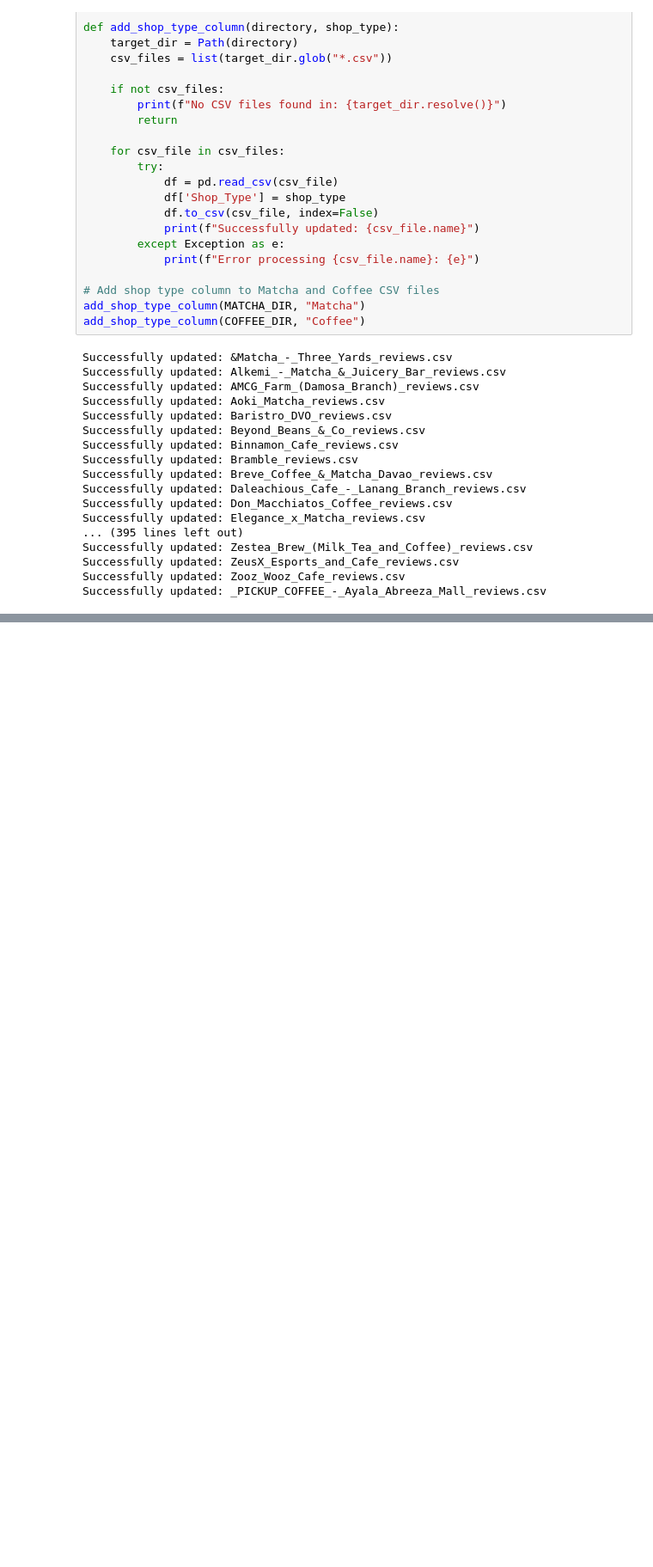
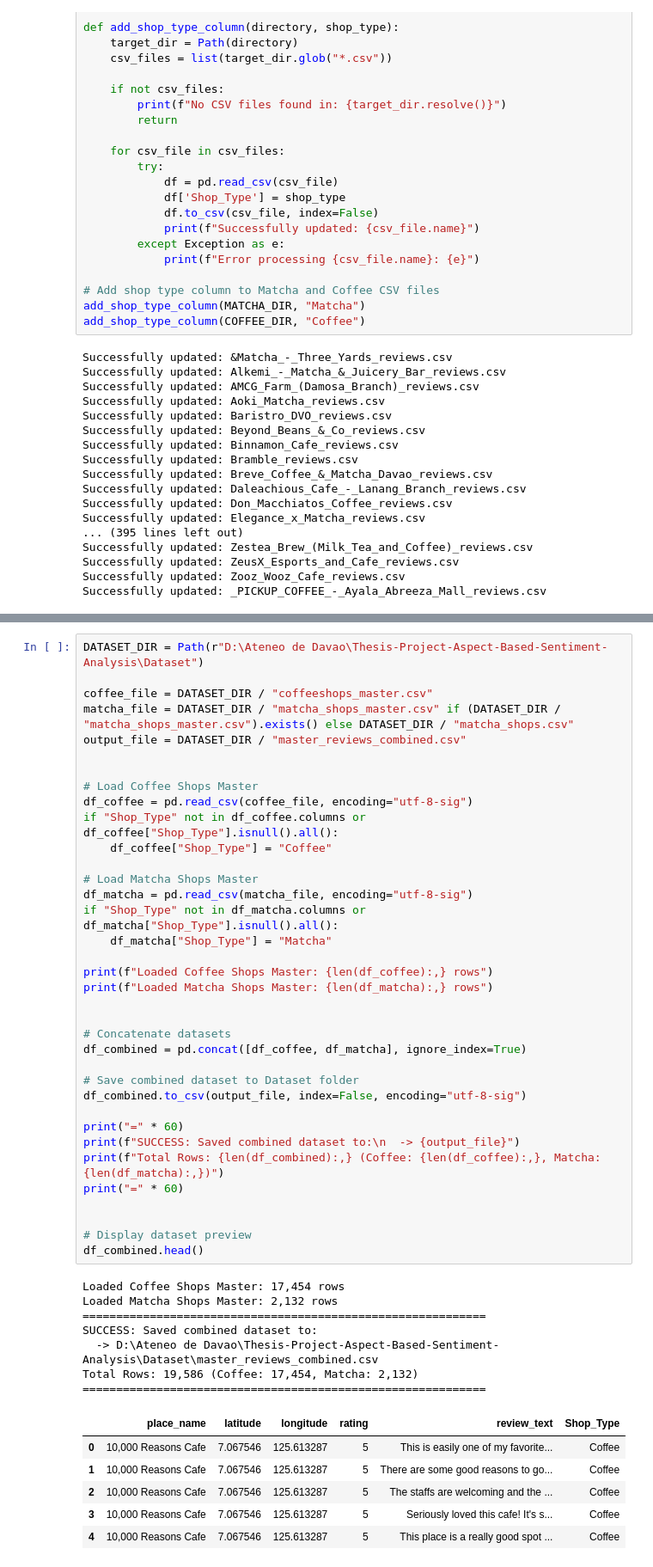
Before and after one commit to z-sulit/Thesis-Project-Aspect-Based-Sentiment-Analysis, a Jupyter notebook: (2)Normalization and Cleaning/Data preprocess.ipynb, the cells around one changed output, grey strips where cells are left out. Shown at 86% size. Saved outputs shown, nothing was run; the diff lists cells and outputs as text; blank space fills up the shorter version.

```diff
--- a/(2)Normalization and Cleaning/Data preprocess.ipynb
+++ b/(2)Normalization and Cleaning/Data preprocess.ipynb
@@ -110,0 +147,50 @@ Successfully updated: _PICKUP_COFFEE_-_Ayala_Abreeza_Mall_reviews.csv
+# %%
+DATASET_DIR = Path(r"D:\Ateneo de Davao\Thesis-Project-Aspect-Based-Sentiment-Analysis\Dataset")
+
+coffee_file = DATASET_DIR / "coffeeshops_master.csv"
+matcha_file = DATASET_DIR / "matcha_shops_master.csv" if (DATASET_DIR / "matcha_shops_master.csv").exists() else DATASET_DIR / "matcha_shops.csv"
+output_file = DATASET_DIR / "master_reviews_combined.csv"
+
+
+# Load Coffee Shops Master
+df_coffee = pd.read_csv(coffee_file, encoding="utf-8-sig")
+if "Shop_Type" not in df_coffee.columns or df_coffee["Shop_Type"].isnull().all():
+    df_coffee["Shop_Type"] = "Coffee"
+
+# Load Matcha Shops Master
+df_matcha = pd.read_csv(matcha_file, encoding="utf-8-sig")
+if "Shop_Type" not in df_matcha.columns or df_matcha["Shop_Type"].isnull().all():
+    df_matcha["Shop_Type"] = "Matcha"
+
+print(f"Loaded Coffee Shops Master: {len(df_coffee):,} rows")
+print(f"Loaded Matcha Shops Master: {len(df_matcha):,} rows")
+
+
+# Concatenate datasets
+df_combined = pd.concat([df_coffee, df_matcha], ignore_index=True)
+
+# Save combined dataset to Dataset folder
+df_combined.to_csv(output_file, index=False, encoding="utf-8-sig")
+
+print("=" * 60)
+print(f"SUCCESS: Saved combined dataset to:\n  -> {output_file}")
+print(f"Total Rows: {len(df_combined):,} (Coffee: {len(df_coffee):,}, Matcha: {len(df_matcha):,})")
+print("=" * 60)
+
+
+# Display dataset preview
+df_combined.head()
+# %% [output]
+Loaded Coffee Shops Master: 17,454 rows
+Loaded Matcha Shops Master: 2,132 rows
+============================================================
+SUCCESS: Saved combined dataset to:
+  -> D:\Ateneo de Davao\Thesis-Project-Aspect-Based-Sentiment-Analysis\Dataset\master_reviews_combined.csv
+Total Rows: 19,586 (Coffee: 17,454, Matcha: 2,132)
+============================================================
+|  | place_name | latitude | longitude | rating | review_text | Shop_Type |
+| 0 | 10,000 Reasons Cafe | 7.067546 | 125.613287 | 5 | This is easily one of my favorite... | Coffee |
+| 1 | 10,000 Reasons Cafe | 7.067546 | 125.613287 | 5 | There are some good reasons to go... | Coffee |
+| 2 | 10,000 Reasons Cafe | 7.067546 | 125.613287 | 5 | The staffs are welcoming and the ... | Coffee |
+| 3 | 10,000 Reasons Cafe | 7.067546 | 125.613287 | 5 | Seriously loved this cafe! It's s... | Coffee |
+| 4 | 10,000 Reasons Cafe | 7.067546 | 125.613287 | 5 | This place is a really good spot ... | Coffee |
```
Also changed, not shown: parts of 3 cells of this notebook, 1 other file.
